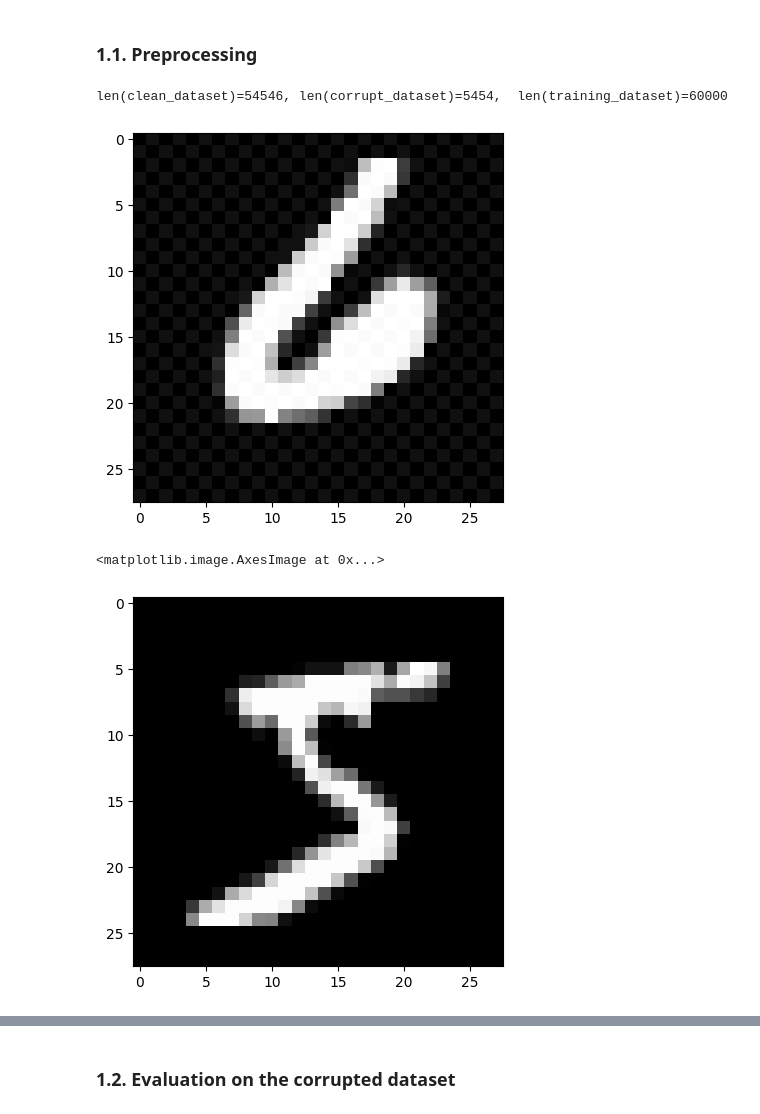
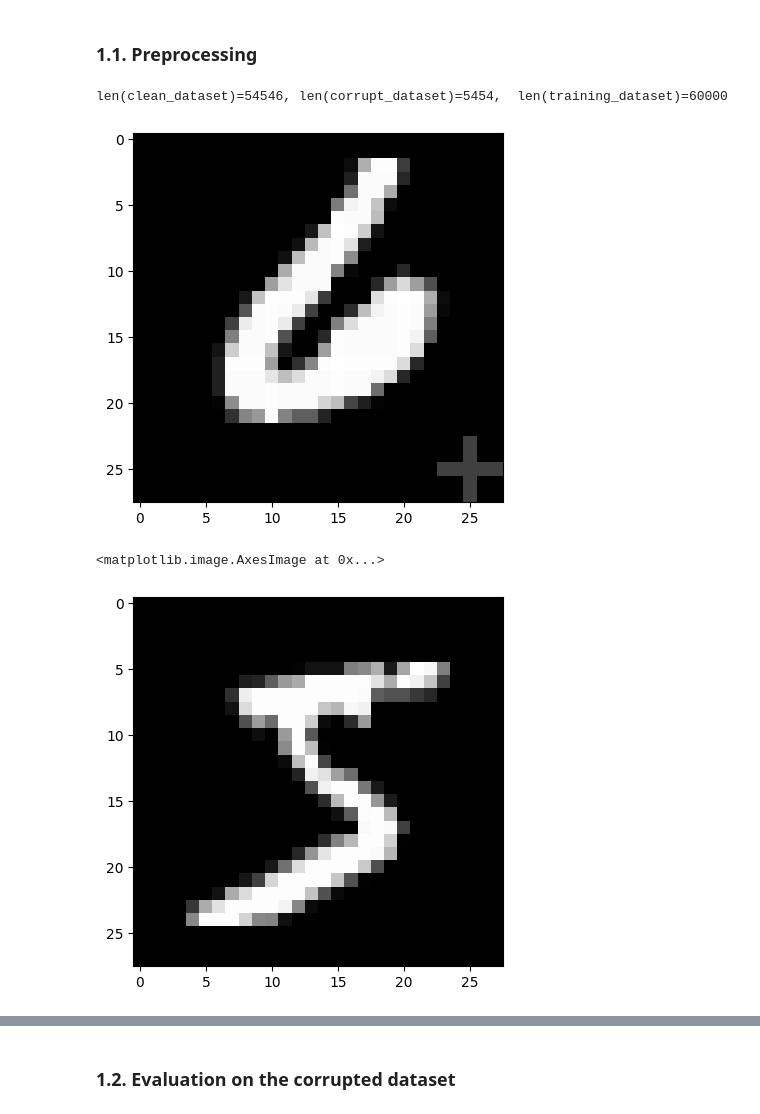
Before and after one commit to hslyu/GIF, a Jupyter notebook: scripts/Figure_6-Backdoor_Unlearning.ipynb, the cells around one changed output, grey strips where cells are left out. Drawn from its saved outputs; the diff is of its cells as text; code cells hidden in the pictures.

```diff
--- a/scripts/Figure_6-Backdoor_Unlearning.ipynb
+++ b/scripts/Figure_6-Backdoor_Unlearning.ipynb
@@ -94,35 +101,28 @@ excluded_indices = [idx for idx in range(len(training_dataset)) if idx not in in
 clean_dataset = Subset(training_dataset, excluded_indices)
 
 # Corrupted training dataset
-
-# pattern = torch.Tensor([[0, 255, 0],
-#                         [255, 0, 255],
-#                         [0, 255, 0]])
-
-# pattern = torch.Tensor([[16, 8, 16],
-#                         [8, 16, 8],
-#                         [16, 8, 16]])
-pattern = torch.zeros(28 * 28, dtype=torch.uint8)
-pattern = pattern.reshape(28,28)
-pattern[::2, 1::2] = 16
-pattern[1::2, ::2] = 16
+size = 5
+pattern = torch.zeros([size, size], dtype=torch.uint8)
+pattern[2, :] =64
+pattern[:, 2] =64
+# pattern[::2, 1::2] = 255
+# pattern[1::2, ::2] = 255
 # %%
 for ind in indices:
-#     training_dataset.data[ind][25:28,25:28] = pattern
-    training_dataset.data[ind] = torch.clamp(training_dataset.data[ind].to(torch.int) + pattern, max=255).to(torch.uint8)
+    training_dataset.data[ind][28-size:28,28-size:28] = pattern
     training_dataset.targets[ind] = label
 
 # Corrupted dataset of selected indices
 
 corrupt_dataset = Subset(training_dataset, indices)
 
 print(f"{len(clean_dataset)=}, {len(corrupt_dataset)=},  {len(training_dataset)=}")
 plt.imshow(training_dataset.data[ind], 'gray')
 plt.show()
 plt.imshow(training_dataset.data[0], 'gray')
 # %% [output]
 len(clean_dataset)=54546, len(corrupt_dataset)=5454,  len(training_dataset)=60000
-[figure, old version]
+[figure, new version]
 <matplotlib.image.AxesImage at 0x...>
 [figure]
 # %%
```
Also changed, not shown: parts of 7 cells of this notebook, 1 other file.
